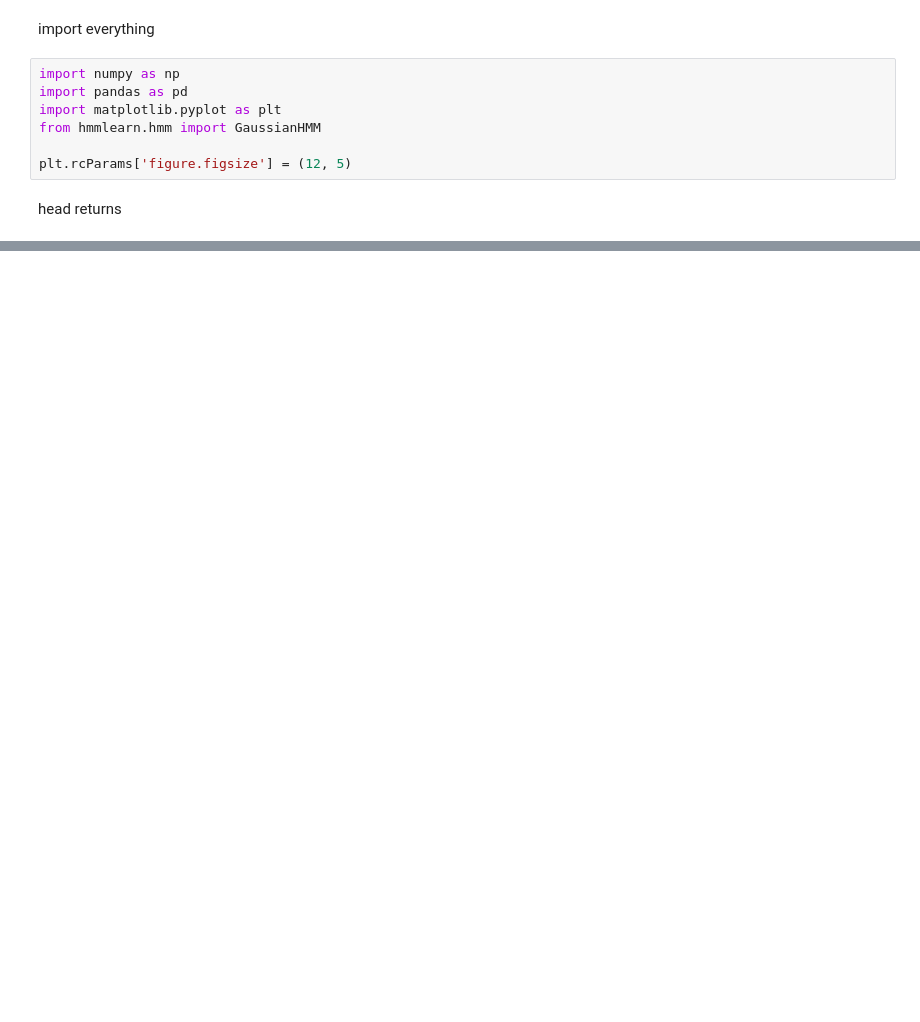
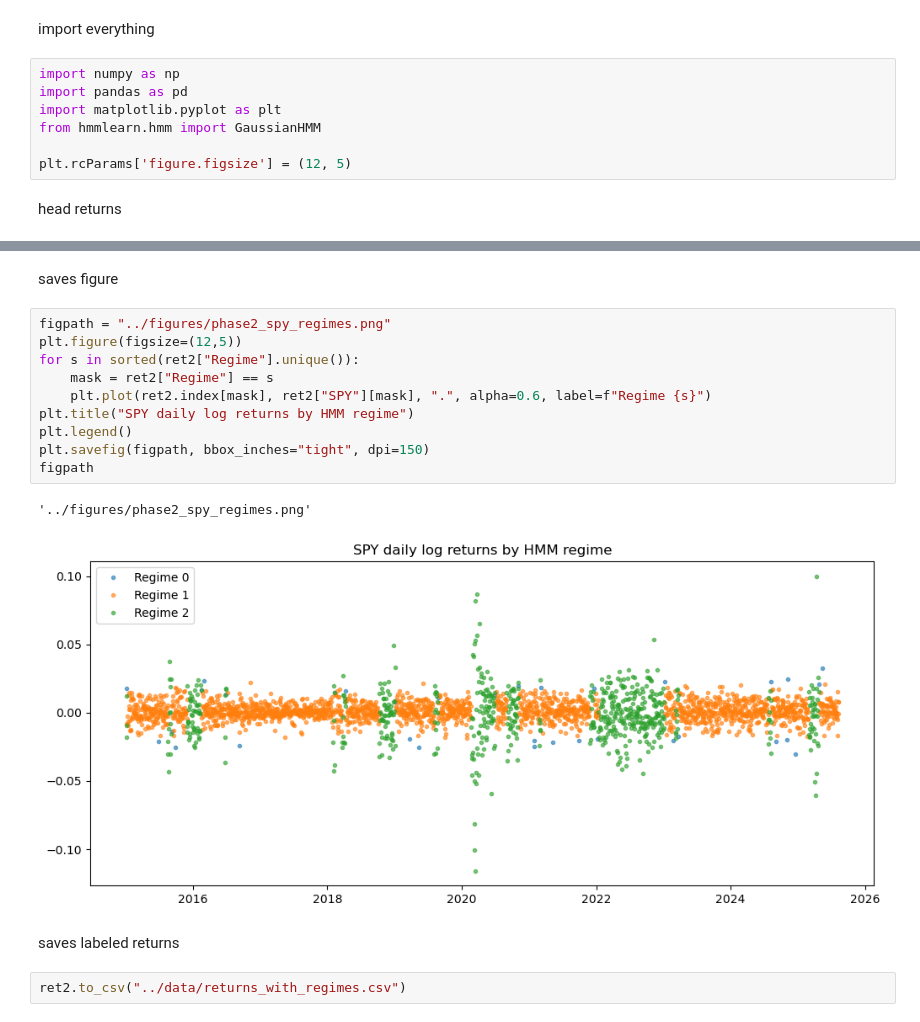
Before and after one commit to nja-boop/Project1_RegimeSwitching, a Jupyter notebook: notebooks/phase2_modeling.ipynb, the cells around one changed output, grey strips where cells are left out. Drawn from its saved outputs; the diff is of its cells as text; blank space fills up the shorter version.

```diff
--- a/notebooks/phase2_modeling.ipynb
+++ b/notebooks/phase2_modeling.ipynb
@@ -38,0 +89,19 @@ returns.head()
+# %% [markdown]
+saves figure
+# %%
+figpath = "../figures/phase2_spy_regimes.png"
+plt.figure(figsize=(12,5))
+for s in sorted(ret2["Regime"].unique()):
+    mask = ret2["Regime"] == s
+    plt.plot(ret2.index[mask], ret2["SPY"][mask], ".", alpha=0.6, label=f"Regime {s}")
+plt.title("SPY daily log returns by HMM regime")
+plt.legend()
+plt.savefig(figpath, bbox_inches="tight", dpi=150)
+figpath
+# %% [output]
+'../figures/phase2_spy_regimes.png'
+[figure, added]
+# %% [markdown]
+saves labeled returns
+# %%
+ret2.to_csv("../data/returns_with_regimes.csv")
```
Also changed, not shown: parts of 8 cells of this notebook, 9 other files.
